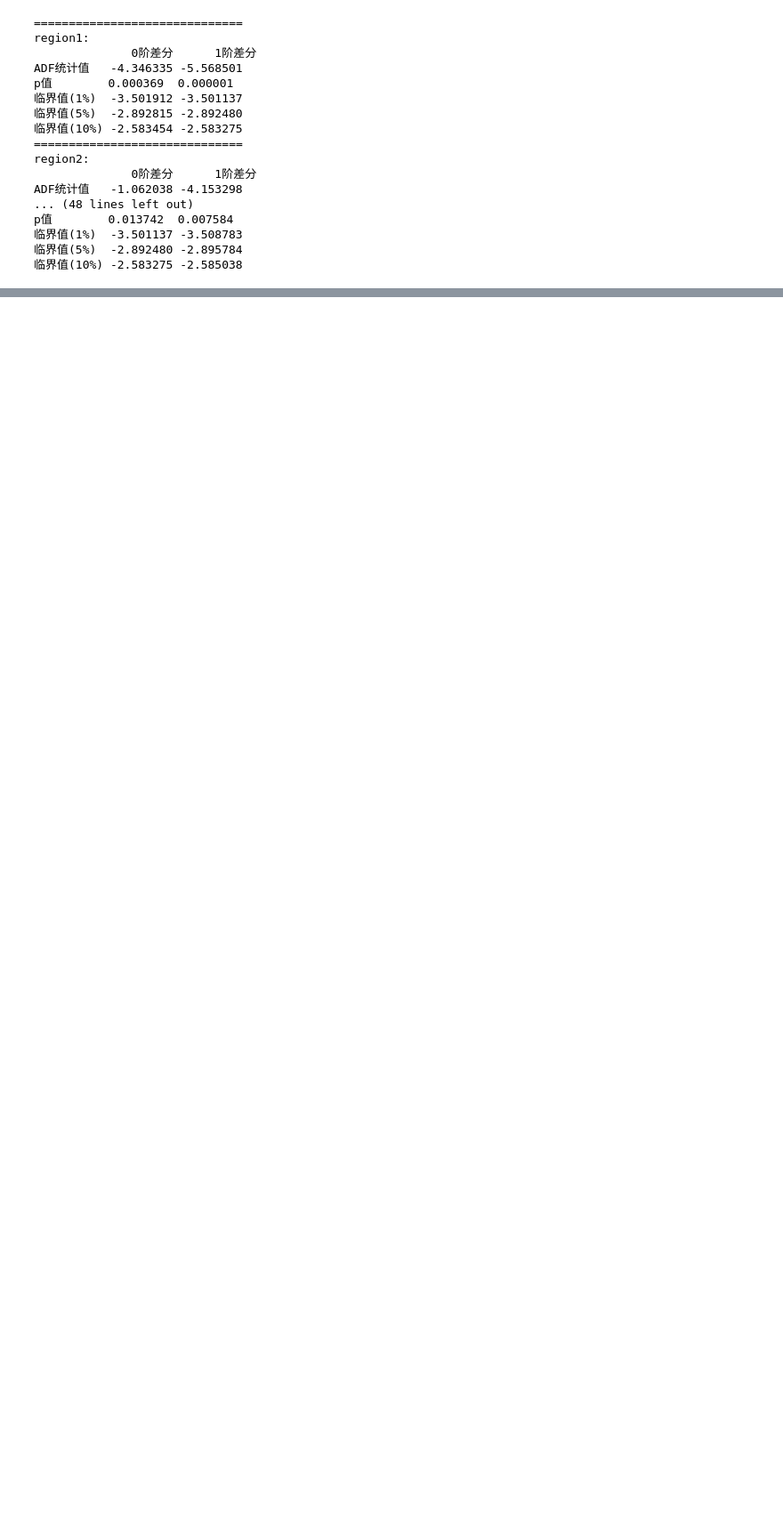
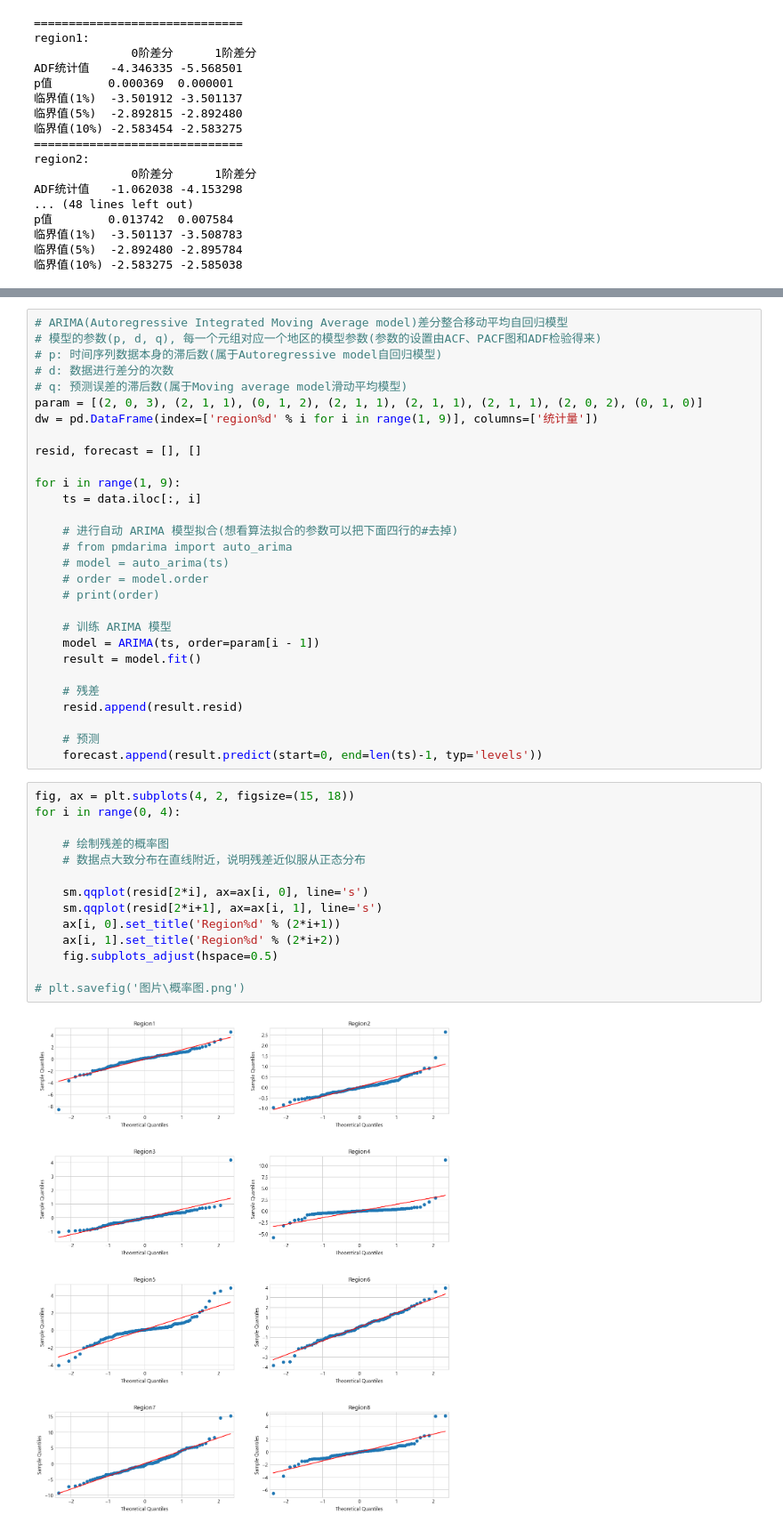
Before and after one commit to Cinlina/Mathematical, a Jupyter notebook: 模型.ipynb, the cells around one changed output, grey strips where cells are left out. Shown at 89% size. Drawn from its saved outputs; the diff is of its cells as text; blank space fills up the shorter version.

```diff
--- a/模型.ipynb
+++ b/模型.ipynb
@@ -118,4 +123,49 @@ for i in range(1, 9):
 # plt.savefig('图片\ACF和PACF图.png')
 # %% [output]
 [figure]
+# %%
+# ARIMA(Autoregressive Integrated Moving Average model)差分整合移动平均自回归模型
+# 模型的参数(p, d, q), 每一个元组对应一个地区的模型参数(参数的设置由ACF、PACF图和ADF检验得来)
+# p: 时间序列数据本身的滞后数(属于Autoregressive model自回归模型)
+# d: 数据进行差分的次数
+# q: 预测误差的滞后数(属于Moving average model滑动平均模型)
+param = [(2, 0, 3), (2, 1, 1), (0, 1, 2), (2, 1, 1), (2, 1, 1), (2, 1, 1), (2, 0, 2), (0, 1, 0)]
+dw = pd.DataFrame(index=['region%d' % i for i in range(1, 9)], columns=['统计量'])
+
+resid, forecast = [], []
+
+for i in range(1, 9):
+    ts = data.iloc[:, i]
+
+    # 进行自动 ARIMA 模型拟合(想看算法拟合的参数可以把下面四行的#去掉)
+    # from pmdarima import auto_arima
+    # model = auto_arima(ts)
+    # order = model.order
+    # print(order)
+
+    # 训练 ARIMA 模型
+    model = ARIMA(ts, order=param[i - 1])
+    result = model.fit()
+
+    # 残差
+    resid.append(result.resid)
+
+    # 预测
+    forecast.append(result.predict(start=0, end=len(ts)-1, typ='levels'))
+# %%
+fig, ax = plt.subplots(4, 2, figsize=(15, 18))
+for i in range(0, 4):
+
+    # 绘制残差的概率图
+    # 数据点大致分布在直线附近，说明残差近似服从正态分布
+
+    sm.qqplot(resid[2*i], ax=ax[i, 0], line='s')
+    sm.qqplot(resid[2*i+1], ax=ax[i, 1], line='s')
+    ax[i, 0].set_title('Region%d' % (2*i+1))
+    ax[i, 1].set_title('Region%d' % (2*i+2))
+    fig.subplots_adjust(hspace=0.5)
+
+# plt.savefig('图片\概率图.png')
+# %% [output]
+[figure, added]
 # %%
```
Also changed, not shown: parts of 3 cells of this notebook, 9 other files.
